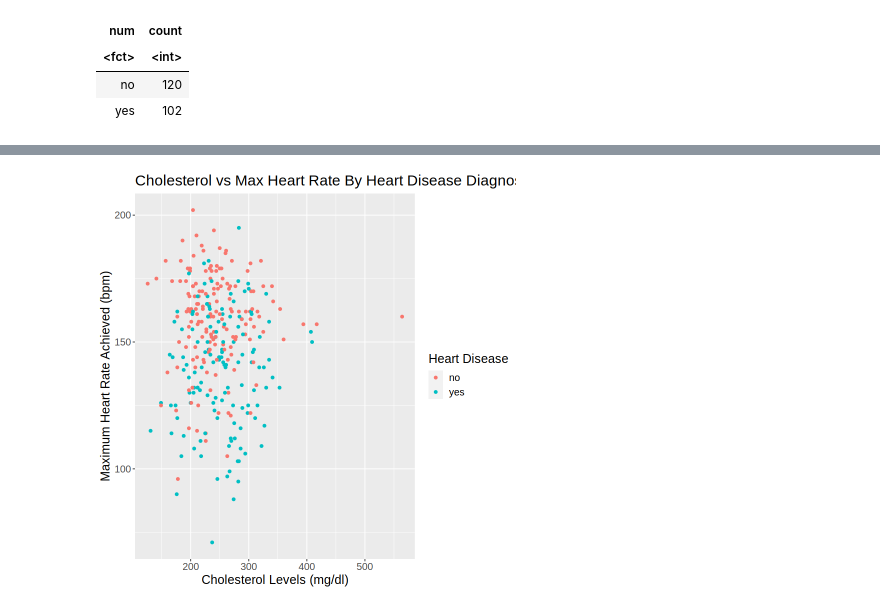
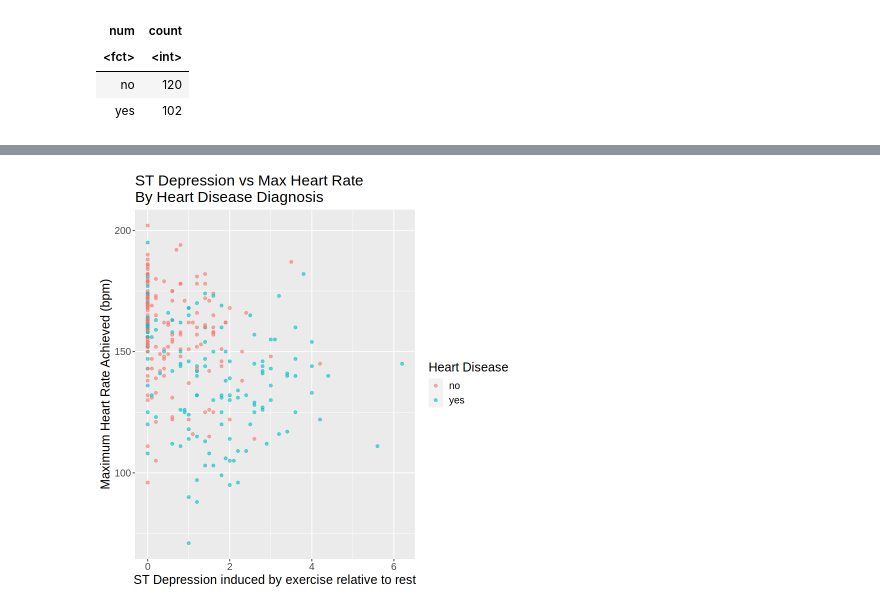
Before and after one commit to kcarri02/GROUP-PROJECT, a Jupyter notebook: ProjectNotebook.ipynb, the cells around one changed output, grey strips where cells are left out. Drawn from its saved outputs; the diff is of its cells as text; code cells hidden in the pictures.

```diff
--- a/ProjectNotebook.ipynb
+++ b/ProjectNotebook.ipynb
@@ -106,16 +122,16 @@ A tibble: 10 × 3
 # %%
 # Plotting cholesterol levels vs maximum heart rate achieved
 
 # Converting "num" to a factor
 heart$num <- as.factor(heart$num)
 
 chol_vs_heart <- heart |>
-    ggplot(aes(x = chol, y = thalach, color = num)) +
-    geom_point() +
-    labs(x = "Cholesterol Levels (mg/dl)", y = "Maximum Heart Rate Achieved (bpm)", color = "Heart Disease") +
+    ggplot(aes(x = oldpeak, y = thalach, color = num)) +
+    geom_point(alpha = 0.6) +
+    labs(x = "ST Depression induced by exercise relative to rest", y = "Maximum Heart Rate Achieved (bpm)", color = "Heart Disease") +
     theme(text = element_text(size = 15)) +
-    ggtitle("Cholesterol vs Max Heart Rate By Heart Disease Diagnosis")
+    ggtitle("ST Depression vs Max Heart Rate\nBy Heart Disease Diagnosis")
 
 chol_vs_heart
 # %% [output]
-[figure, old version]
+[figure, new version]
```
Also changed, not shown: parts of 9 cells of this notebook.
